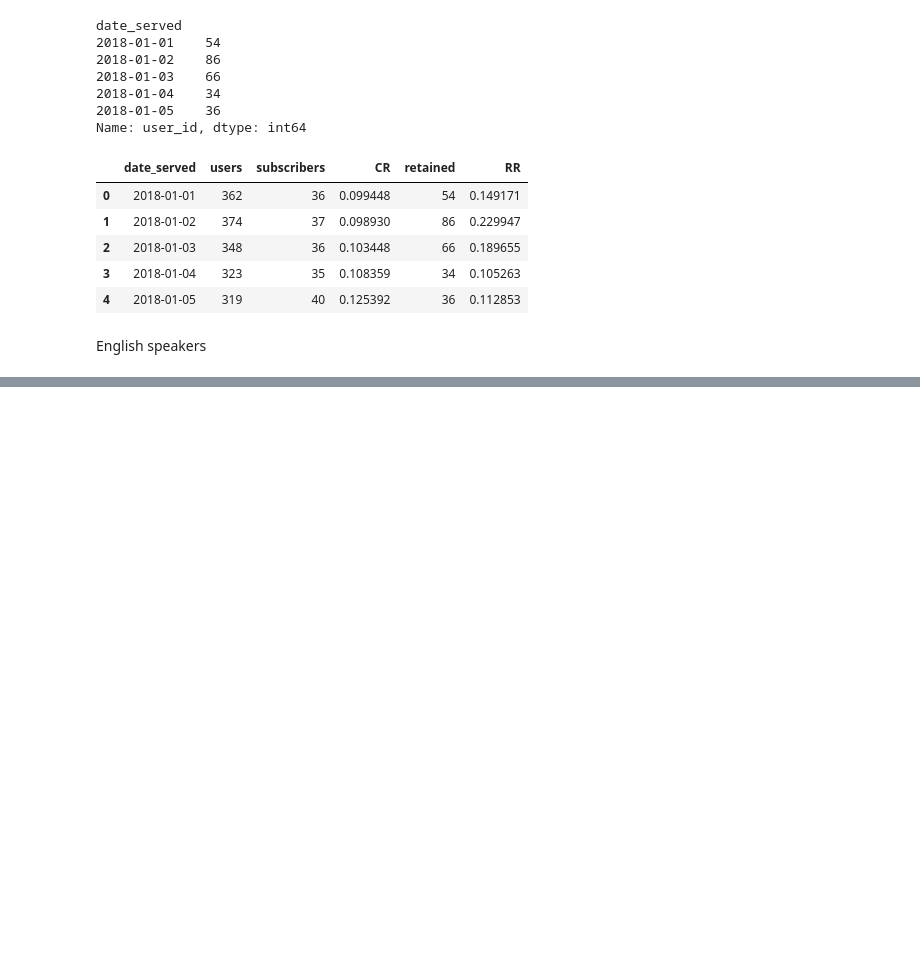
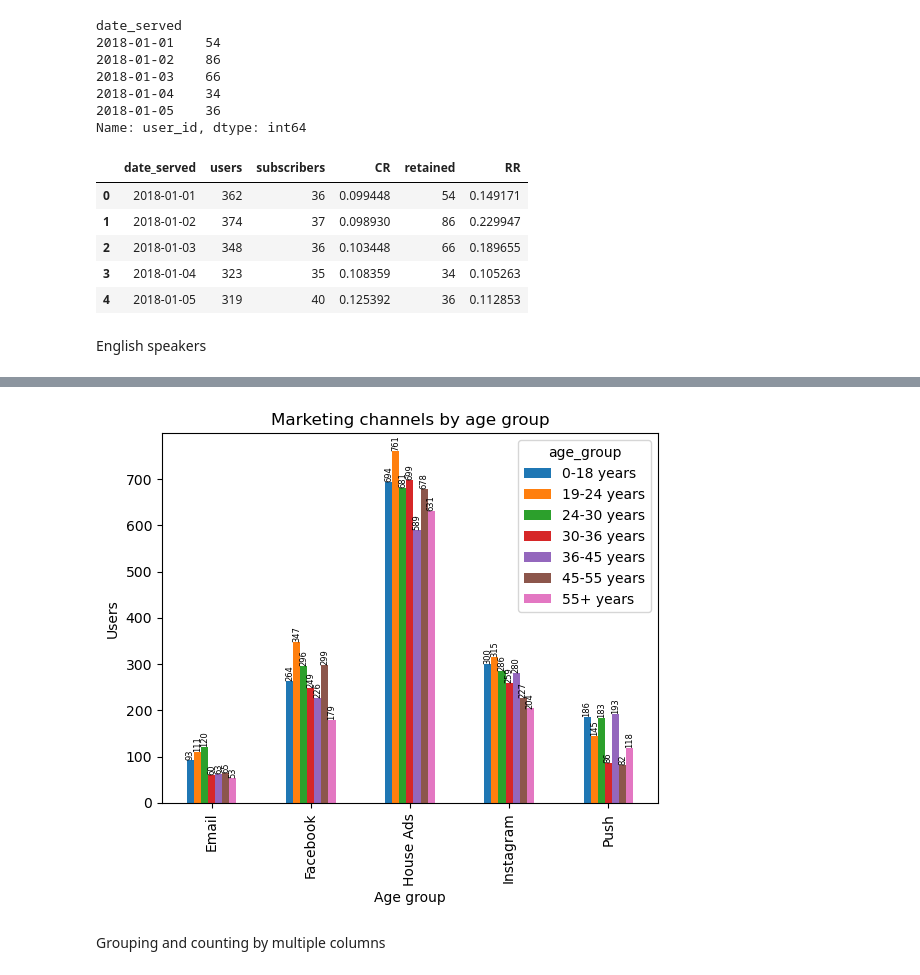
Before and after one commit to 0xrsfagundes/IBM, a Jupyter notebook: Datacamp/Datacamp - Analyzing Marketing Campaigns with pandas.ipynb, the cells around one changed output, grey strips where cells are left out. Drawn from its saved outputs; the diff is of its cells as text; code cells hidden in the pictures; blank space fills up the shorter version.

```diff
--- a/Datacamp/Datacamp - Analyzing Marketing Campaigns with pandas.ipynb
+++ b/Datacamp/Datacamp - Analyzing Marketing Campaigns with pandas.ipynb
@@ -235,0 +275,4 @@ merged_df3.head(10)
+# %%
+channel_age = df.groupby(['marketing_channel','age_group'])['user_id'].count().to_frame()
+
+channel_age
@@ -235,0 +315,4 @@ merged_df3.head(10)
+# %%
+channel_age.reset_index(inplace=True)
+channel_age_df2 = channel_age.pivot(index='marketing_channel',columns='age_group',values='user_id')
+channel_age_df2
@@ -235,0 +327,14 @@ merged_df3.head(10)
+# %%
+ax = channel_age_df2.plot(kind='bar')
+
+for i in ax.containers:
+    ax.bar_label(i, label_type='edge', fontsize=6, rotation=90)
+
+plt.title('Marketing channels by age group')
+plt.xlabel('Age group')
+plt.ylabel('Users')
+plt.show()
+# %% [output]
+[figure, added]
+# %% [markdown]
+Grouping and counting by multiple columns
```
Also changed, not shown: parts of 19 cells of this notebook.
